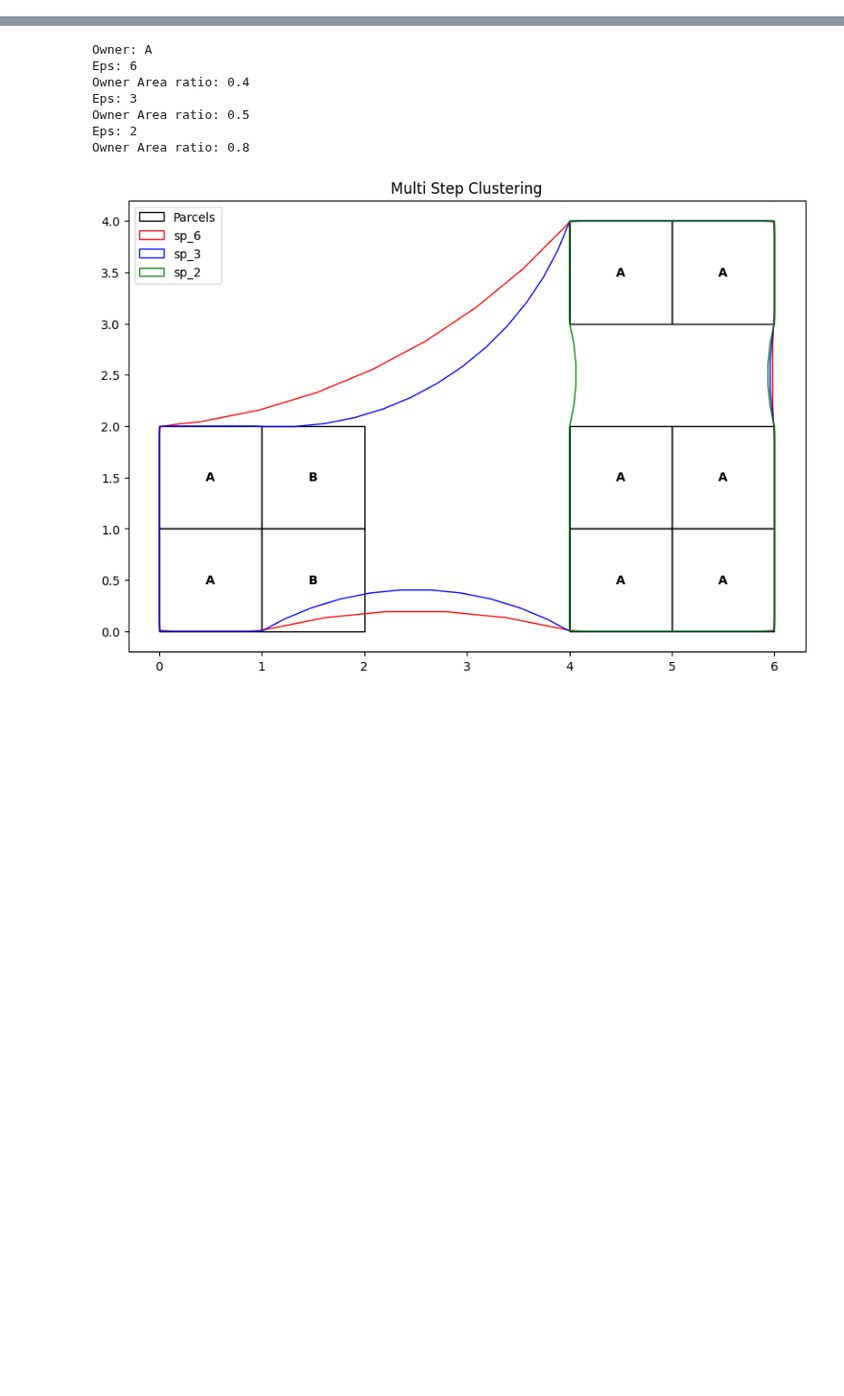
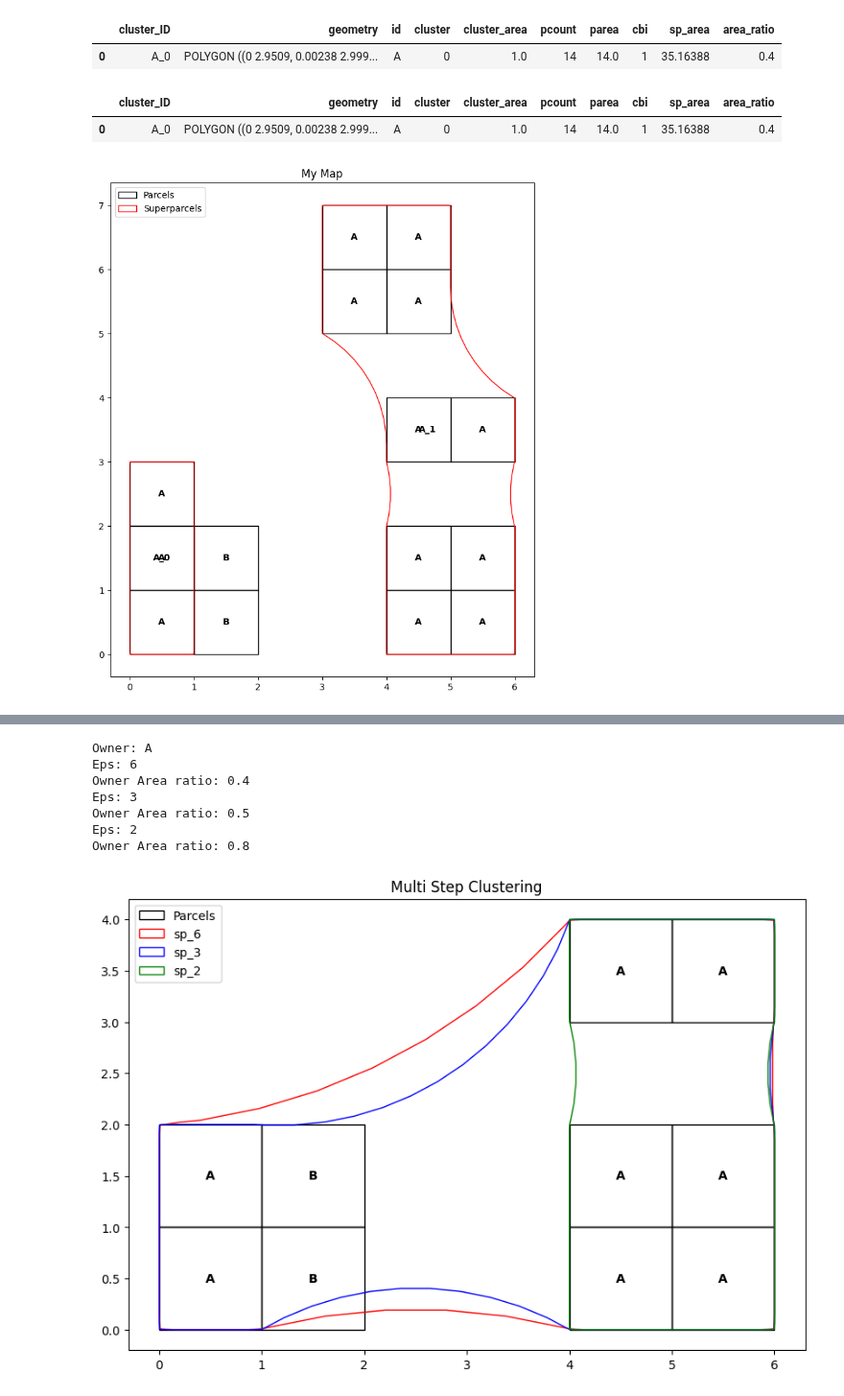
Before and after one commit to abreunig-clgx/superparcels, a Jupyter notebook: clustering/mre/multistep_eps.ipynb, the cells around one changed output, grey strips where cells are left out. Shown at 96% size. Cells and saved outputs as stored; diff of their text form; code cells hidden in the pictures; blank space fills up the shorter version.

```diff
--- a/clustering/mre/multistep_eps.ipynb
+++ b/clustering/mre/multistep_eps.ipynb
@@ -143,0 +207,10 @@ cluster_candidates = candidate_parcels.groupby('id', group_keys=False).apply(
+# %%
+all_superparcels
+# %% [output]
+|  | cluster_ID | geometry | id | cluster | cluster_area | pcount | parea | cbi | sp_area | area_ratio |
+| 0 | A_0 | POLYGON ((0 2.9509, 0.00238 2.999... | A | 0 | 1.0 | 14 | 14.0 | 1 | 35.16388 | 0.4 |
+# %%
+sp
+# %% [output]
+|  | cluster_ID | geometry | id | cluster | cluster_area | pcount | parea | cbi | sp_area | area_ratio |
+| 0 | A_0 | POLYGON ((0 2.9509, 0.00238 2.999... | A | 0 | 1.0 | 14 | 14.0 | 1 | 35.16388 | 0.4 |
@@ -144 +219,8 @@ cluster_candidates = candidate_parcels.groupby('id', group_keys=False).apply(
+# %%
+test_map = Map()
+test_map.add_gdf(candidate_parcels, layer='Parcels', style={'facecolor': 'none'}, label='id')
+test_map.add_gdf(sp, layer='Superparcels', style={'facecolor': 'none', 'edgecolor': 'red'}, label='cluster_ID')
+test_map.plot()
+# %% [output]
+[figure, added]
 # %%
```
Also changed, not shown: parts of 20 cells of this notebook, 3 other files.
